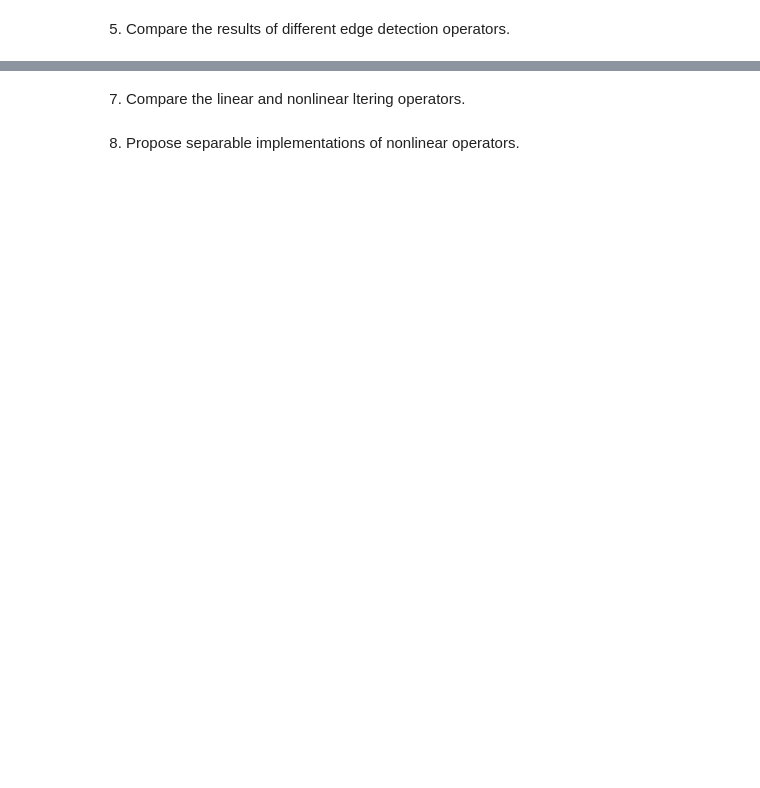
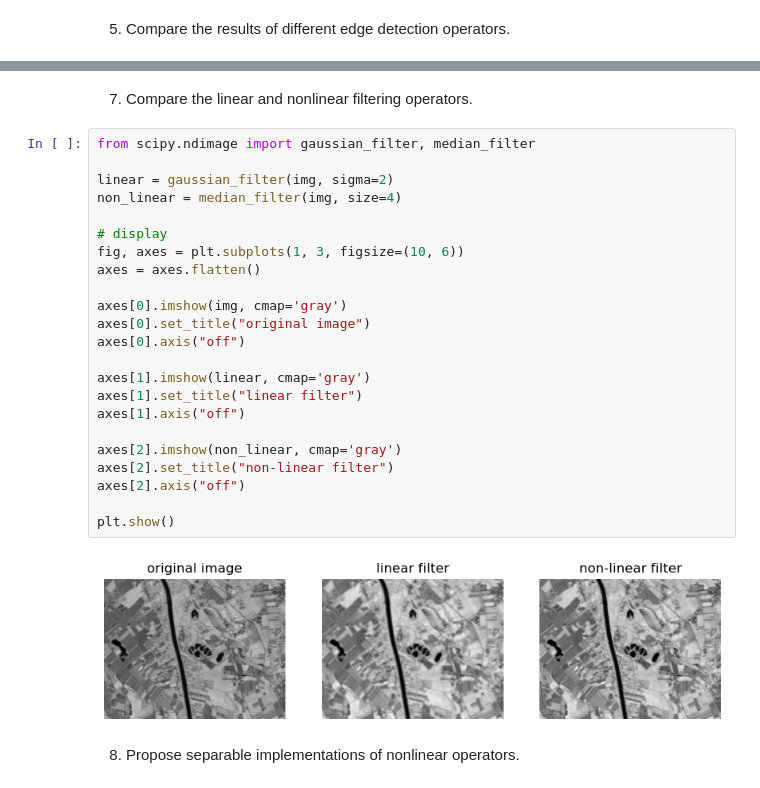
Before and after one commit to Ethel-Ogallo/UBS_ERSIP, a Jupyter notebook: Labs/lab3.ipynb, the cells around one changed output, grey strips where cells are left out. Cells and saved outputs as stored; diff of their text form; blank space fills up the shorter version.

```diff
--- a/Labs/lab3.ipynb
+++ b/Labs/lab3.ipynb
@@ -146,4 +283,29 @@ laplace_filtered= ndi.laplace(img, ksize=3)
 # %% [markdown]
-7. Compare the linear and nonlinear ltering operators.
+7. Compare the linear and nonlinear filtering operators.
+# %%
+from scipy.ndimage import gaussian_filter, median_filter
+
+linear = gaussian_filter(img, sigma=2)
+non_linear = median_filter(img, size=4)
+
+# display
+fig, axes = plt.subplots(1, 3, figsize=(10, 6))
+axes = axes.flatten()
+
+axes[0].imshow(img, cmap='gray')
+axes[0].set_title("original image")
+axes[0].axis("off")
+
+axes[1].imshow(linear, cmap='gray')
+axes[1].set_title("linear filter")
+axes[1].axis("off")
+
+axes[2].imshow(non_linear, cmap='gray')
+axes[2].set_title("non-linear filter")
+axes[2].axis("off")
+
+plt.show()
+# %% [output]
+[figure, added]
 # %% [markdown]
 8. Propose separable implementations of nonlinear operators.
```
Also changed, not shown: parts of 8 cells of this notebook.
